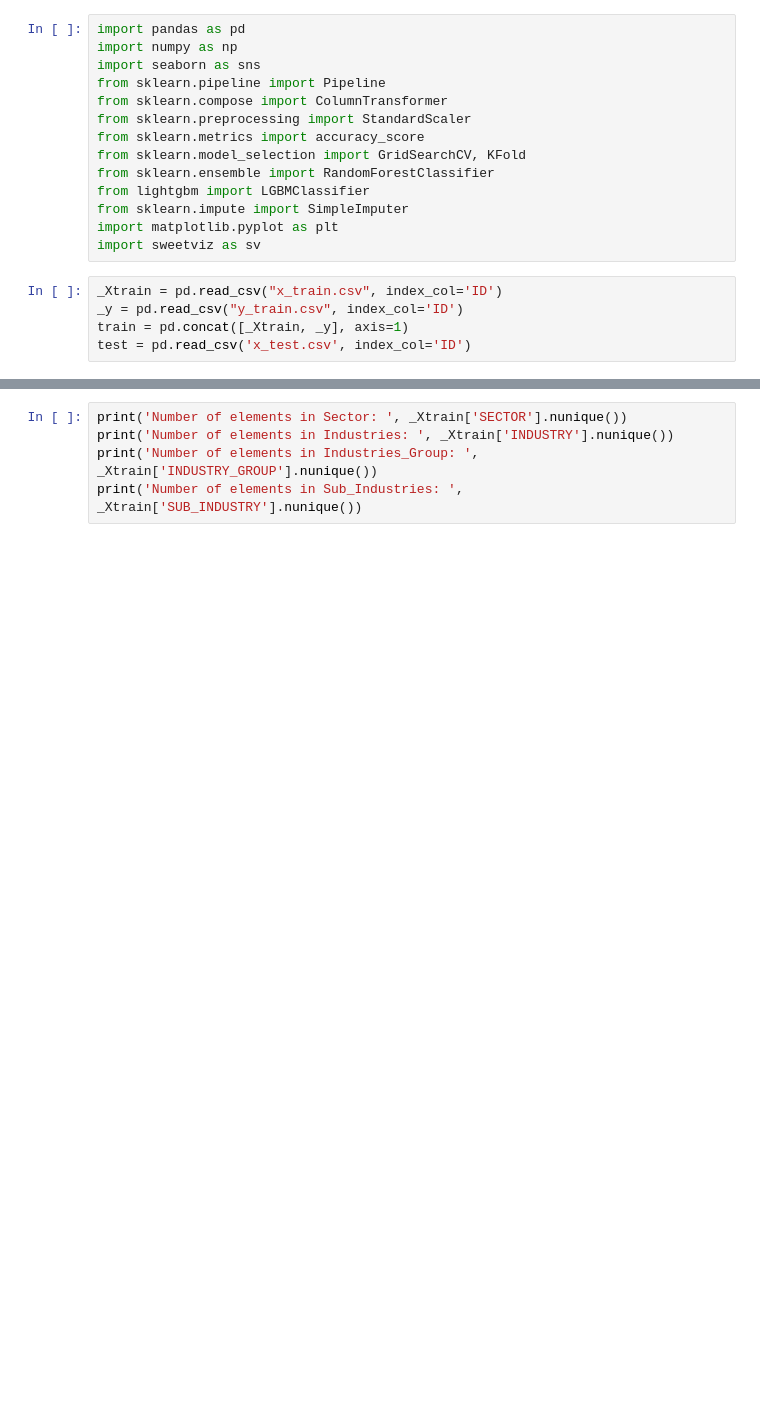
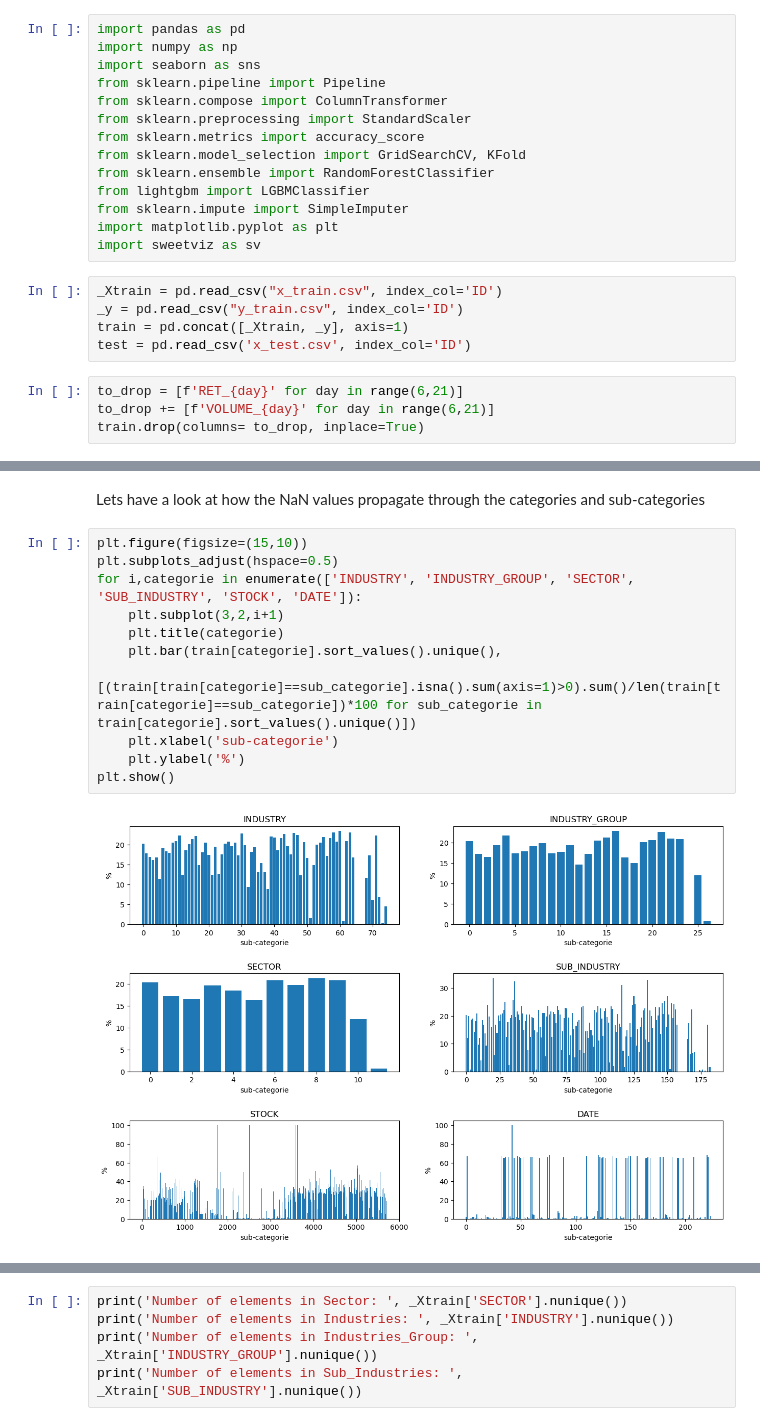
Before and after one commit to lbrilh/QRT-StockReturnPrediction, a Jupyter notebook: QRT.ipynb, the cells around one changed output, grey strips where cells are left out. Saved outputs shown, nothing was run; the diff lists cells and outputs as text; blank space fills up the shorter version.

```diff
--- a/QRT.ipynb
+++ b/QRT.ipynb
@@ -17,3 +17,7 @@ _Xtrain = pd.read_csv("x_train.csv", index_col='ID')
 _y = pd.read_csv("y_train.csv", index_col='ID')
 train = pd.concat([_Xtrain, _y], axis=1)
 test = pd.read_csv('x_test.csv', index_col='ID')
+# %%
+to_drop = [f'RET_{day}' for day in range(6,21)]
+to_drop += [f'VOLUME_{day}' for day in range(6,21)]
+train.drop(columns= to_drop, inplace=True)
@@ -19,0 +69,15 @@ test = pd.read_csv('x_test.csv', index_col='ID')
+# %% [markdown]
+Lets have a look at how the NaN values propagate through the categories and sub-categories
+# %%
+plt.figure(figsize=(15,10))
+plt.subplots_adjust(hspace=0.5)
+for i,categorie in enumerate(['INDUSTRY', 'INDUSTRY_GROUP', 'SECTOR', 'SUB_INDUSTRY', 'STOCK', 'DATE']):
+    plt.subplot(3,2,i+1)
+    plt.title(categorie)
+    plt.bar(train[categorie].sort_values().unique(),
+            [(train[train[categorie]==sub_categorie].isna().sum(axis=1)>0).sum()/len(train[train[categorie]==sub_categorie])*100 for sub_categorie in train[categorie].sort_values().unique()])
+    plt.xlabel('sub-categorie')
+    plt.ylabel('%')
+plt.show()
+# %% [output]
+[figure, added]
```
Also changed, not shown: parts of 17 cells of this notebook.
